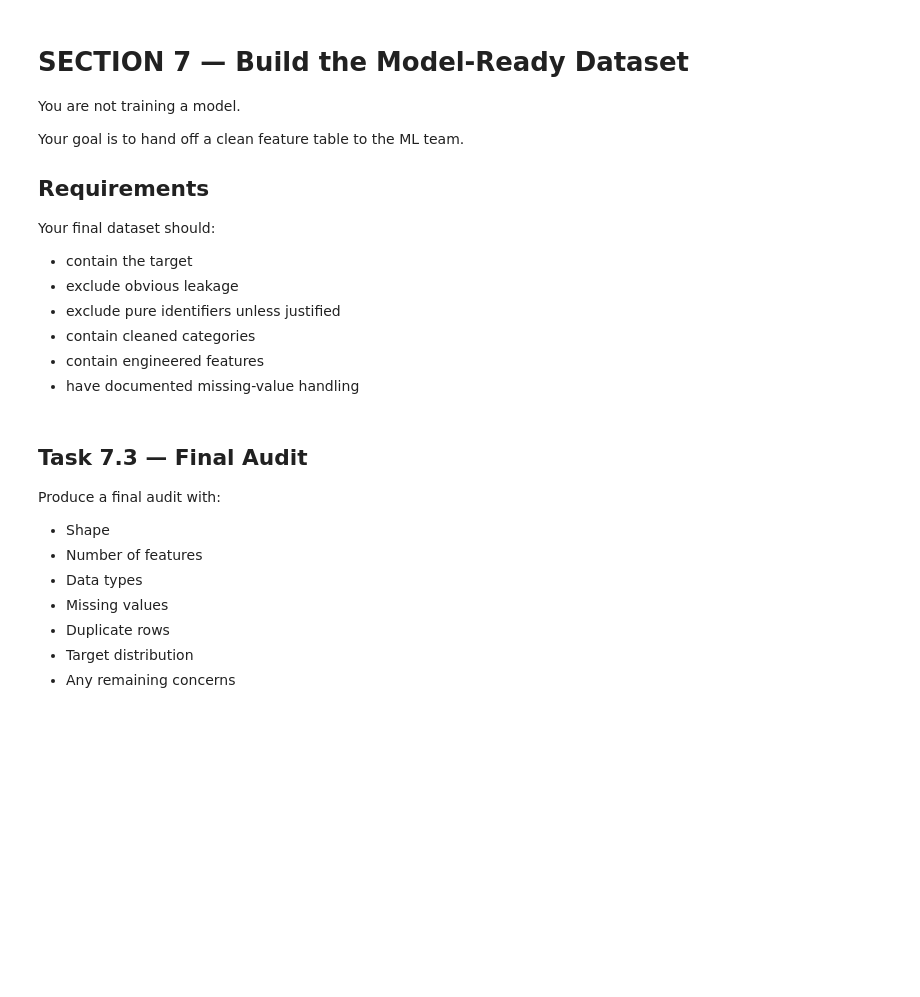
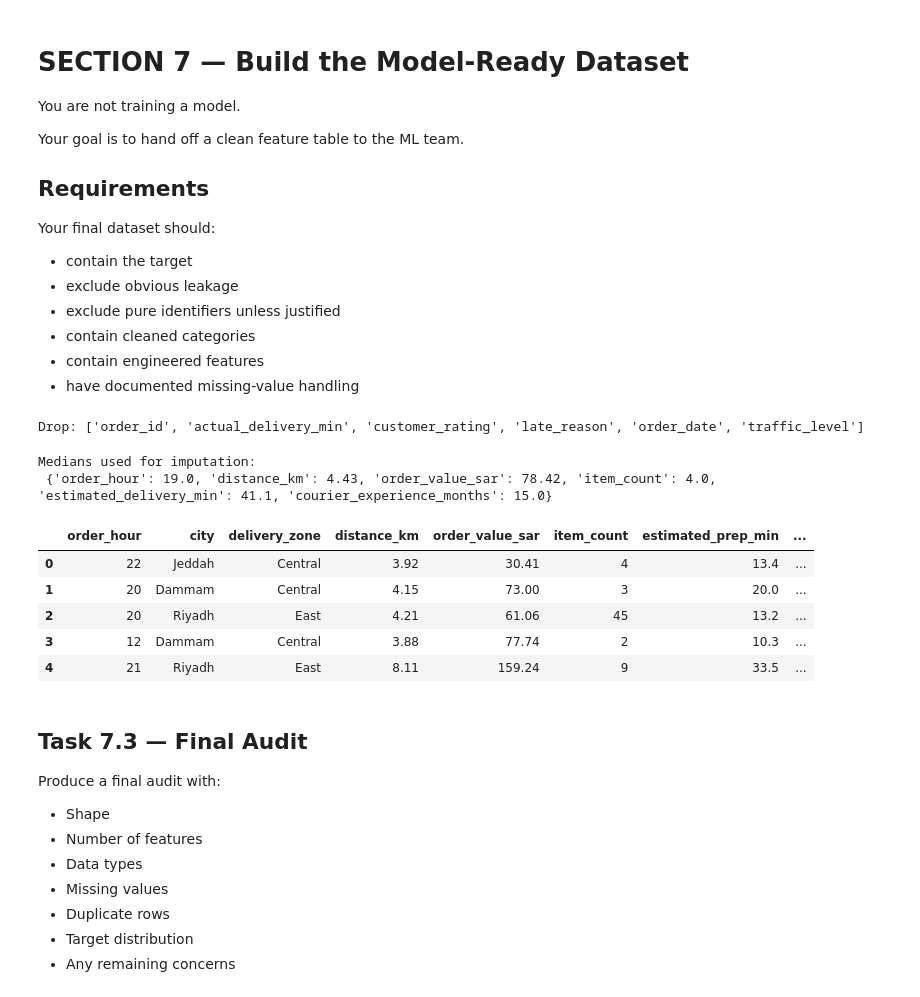
Before and after one commit to Reemahru/FoodDeliveryOperations, a Jupyter notebook: Food_Delivery_Data_Challenge_Student_ADVANCED_(1).ipynb, the cells around one changed output. Cells and saved outputs as stored; diff of their text form; code cells hidden in the pictures; blank space fills up the shorter version.

```diff
--- a/Food_Delivery_Data_Challenge_Student_ADVANCED_(1).ipynb
+++ b/Food_Delivery_Data_Challenge_Student_ADVANCED_(1).ipynb
@@ -1548,3 +1640,46 @@ raw_cols_to_drop = [
+# %%
+# TODO 7.1 — Define feature groups
+
+target = "late_delivery"
+
+identifier_cols = ["order_id"]
+
+leakage_cols = ["actual_delivery_min", "customer_rating", "late_reason"]
+
+# Redundant / replaced raw columns
+raw_cols_to_drop = ["order_date",      # replaced by day_of_week, month (keep for a time-based split, not as a feature)
+                    "traffic_level"]   # replaced by ordinal traffic_ord
+print("Drop:", identifier_cols + leakage_cols + raw_cols_to_drop)
+# %% [output]
+Drop: ['order_id', 'actual_delivery_min', 'customer_rating', 'late_reason', 'order_date', 'traffic_level']
+# %%
+# TODO 7.2 — Create final_df
+
+base_num = ["order_hour", "distance_km", "order_value_sar", "item_count", "estimated_delivery_min", "courier_experience_months"]
+imputer_medians = clean_df[base_num].median()          # NOTE: in a real pipeline, fit on the TRAIN split only
+print("Medians used for imputation:\n", imputer_medians.round(2).to_dict())
+
+imputed = clean_df.copy()
+imputed[base_num] = imputed[base_num].fillna(imputer_medians)
+imputed["order_hour"] = imputed["order_hour"].round().astype(int)
+
+final_df = add_features(imputed)
+final_df["order_hour_was_invalid"] = clean_df["order_hour"].isna().astype(int)
+final_df = final_df.drop(columns=identifier_cols + leakage_cols + raw_cols_to_drop)
+
+# Put the target last
+final_df = final_df[[c for c in final_df.columns if c != target] + [target]]
+final_df.to_csv("final_model_ready_dataset.csv", index=False)
+final_df.head()
+# %% [output]
+Medians used for imputation:
+ {'order_hour': 19.0, 'distance_km': 4.43, 'order_value_sar': 78.42, 'item_count': 4.0, 'estimated_delivery_min': 41.1, 'courier_experience_months': 15.0}
+|  | order_hour | city | delivery_zone | distance_km | order_value_sar | item_count | estimated_prep_min | ... |
+| 0 | 22 | Jeddah | Central | 3.92 | 30.41 | 4 | 13.4 | ... |
+| 1 | 20 | Dammam | Central | 4.15 | 73.00 | 3 | 20.0 | ... |
+| 2 | 20 | Riyadh | East | 4.21 | 61.06 | 45 | 13.2 | ... |
+| 3 | 12 | Dammam | Central | 3.88 | 77.74 | 2 | 10.3 | ... |
+| 4 | 21 | Riyadh | East | 8.11 | 159.24 | 9 | 33.5 | ... |
 # %% [markdown]
 ## Task 7.3 — Final Audit
 
```
Also changed, not shown: parts of 17 cells of this notebook.
